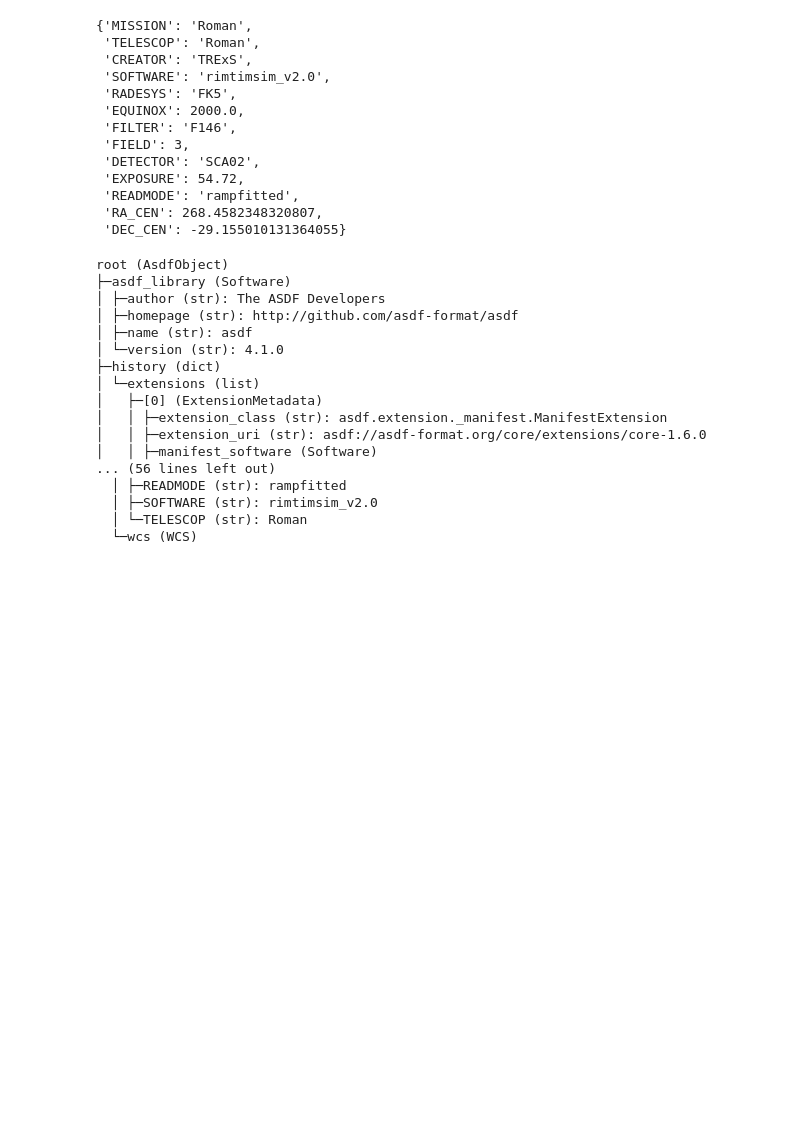
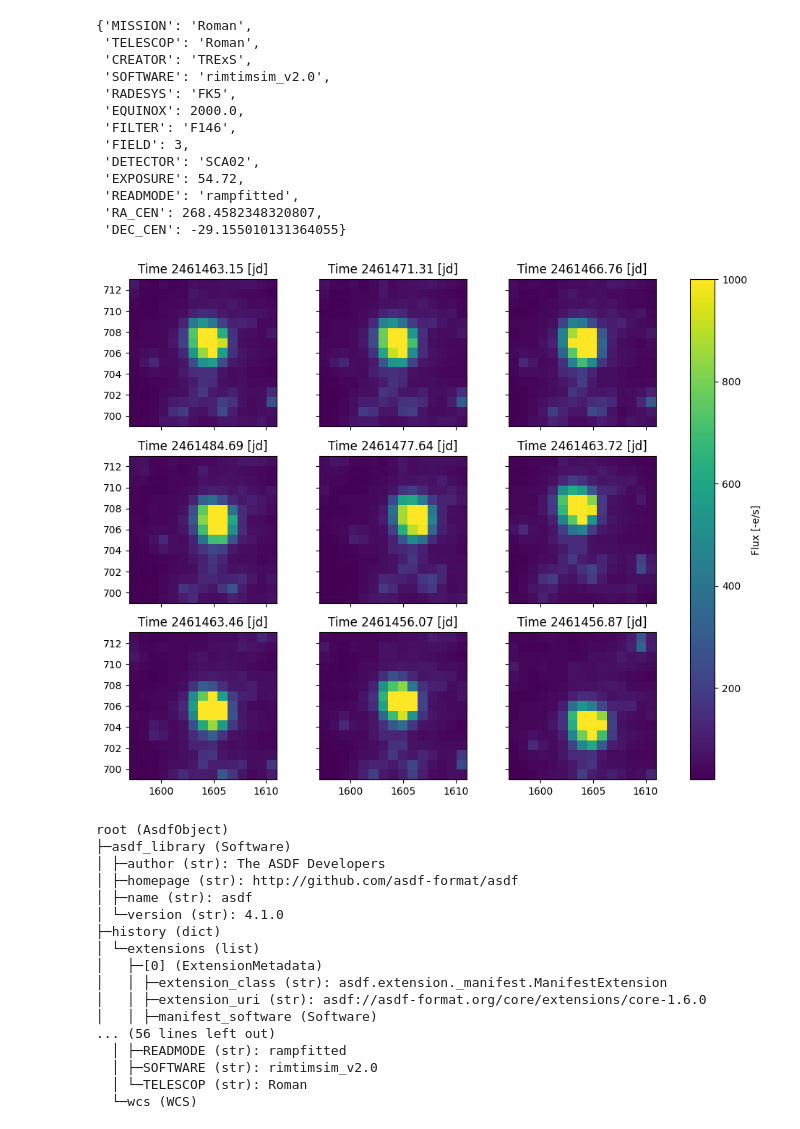
Before and after one commit to jorgemarpa/roman-cuts, a Jupyter notebook: docs/tutorial.ipynb, the cells around one changed output. Saved outputs shown, nothing was run; the diff lists cells and outputs as text; code cells hidden in the pictures; blank space fills up the shorter version.

Commit message:
adding figure

```diff
--- a/docs/tutorial.ipynb
+++ b/docs/tutorial.ipynb
@@ -81,6 +82,23 @@ rcube.metadata
  'READMODE': 'rampfitted',
  'RA_CEN': 268.4582348320807,
  'DEC_CEN': -29.155010131364055}
+# %%
+# we can check a few stamps
+
+fig, ax = plt.subplots(3,3, sharex=True, sharey=True, figsize=(12,9))
+tdx = np.random.choice(rcube.cadenceno, size=9, replace=False)
+for axis, t in zip(ax.ravel(), tdx):
+    bar = axis.imshow(rcube.flux[t],
+                origin="lower",
+                vmin=20,
+                vmax=1000,
+                extent=(rcube.row.min(), rcube.row.max(), rcube.column.min(), rcube.column.max()),
+               )
+    axis.set_title(f"Time {rcube.time[t]:.2f} [jd]")
+plt.colorbar(bar, ax=ax, location="right", label="Flux [-e/s]" )
+plt.show()
+# %% [output]
+[figure, added]
 # %%
 # we save the cutout to disk as ASDF file
 rcube.save_cutout(output="./test.asdf")
```
Also changed, not shown: parts of 1 cell of this notebook.
